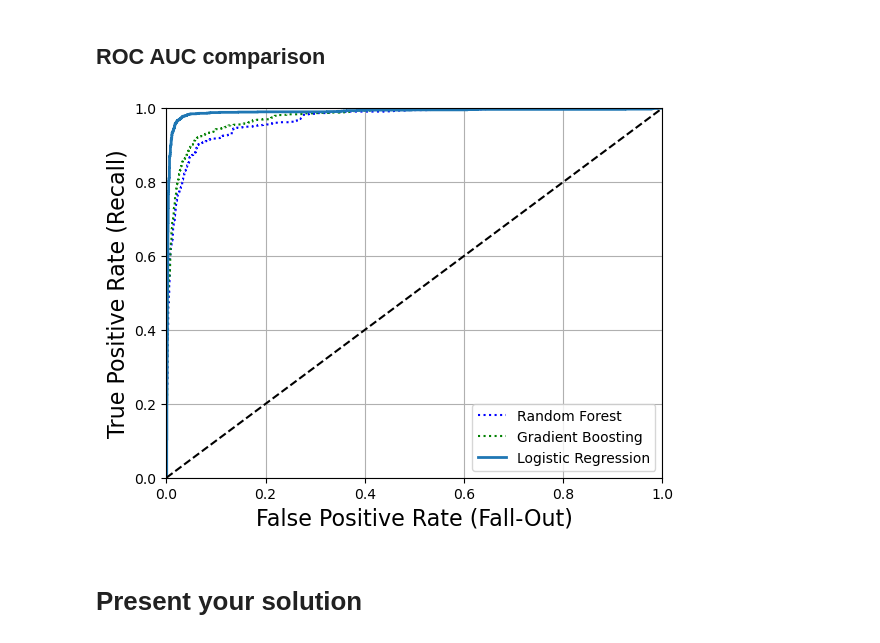
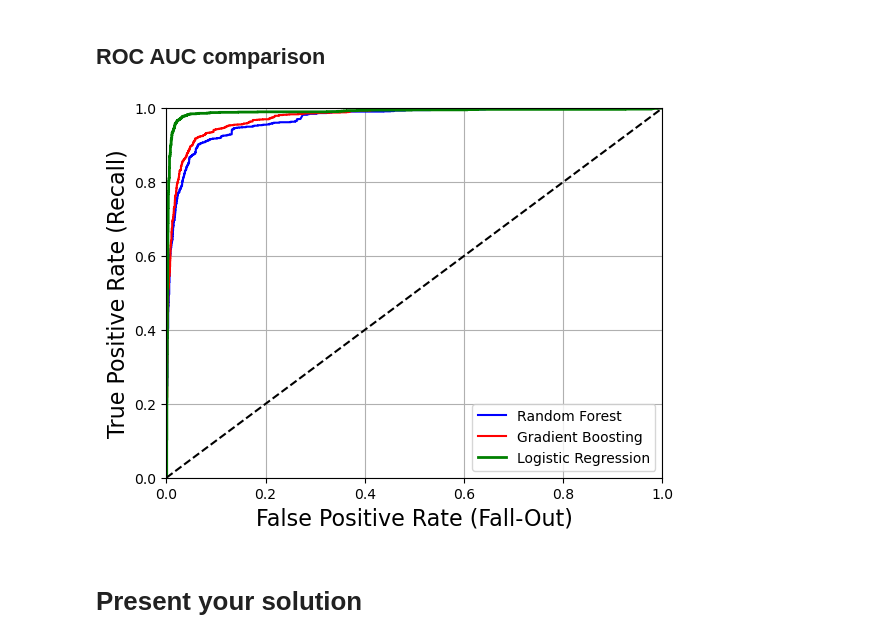
Before and after one commit to iherman10/spam-classification, a Jupyter notebook: spam_classification.ipynb, the cells around one changed output. Cells and saved outputs as stored; diff of their text form; code cells hidden in the pictures.

Commit message:
Change colors of ROC curves

```diff
--- a/spam_classification.ipynb
+++ b/spam_classification.ipynb
@@ -784,7 +784,7 @@ forest_scores = get_decision_scores(forest_clf_best, 'forest')
 forest_fpr, forest_tpr, forest_thresholds = roc_curve(y_train, forest_scores)
 
 def plot_roc_curve(fpr, tpr, label=None):
-    plt.plot(fpr, tpr, linewidth=2, label=label)
+    plt.plot(fpr, tpr, linewidth=2, label=label, color='green')
     plt.plot([0, 1], [0, 1], 'k--') # dashed diagonal
     plt.axis([0, 1, 0, 1])
     plt.xlabel('False Positive Rate (Fall-Out)', fontsize=16)
@@ -807,12 +807,12 @@ logreg_scores = get_decision_scores(logreg_clf_best, 'logreg')
 logreg_fpr, logreg_tpr, logreg_thresholds = roc_curve(y_train, logreg_scores)
 # %%
 # Plot ROC curves
-plt.plot(forest_fpr, forest_tpr, 'b:', label='Random Forest')
-plt.plot(gb_fpr, gb_tpr, 'g:', label='Gradient Boosting')
+plt.plot(forest_fpr, forest_tpr, color='blue', label='Random Forest')
+plt.plot(gb_fpr, gb_tpr, color='red', label='Gradient Boosting')
 plot_roc_curve(logreg_fpr, logreg_tpr, 'Logistic Regression')
 plt.legend(loc='lower right')
 plt.show()
 # %% [output]
-[figure, old version]
+[figure, new version]
 # %% [markdown]
 # Present your solution
```
